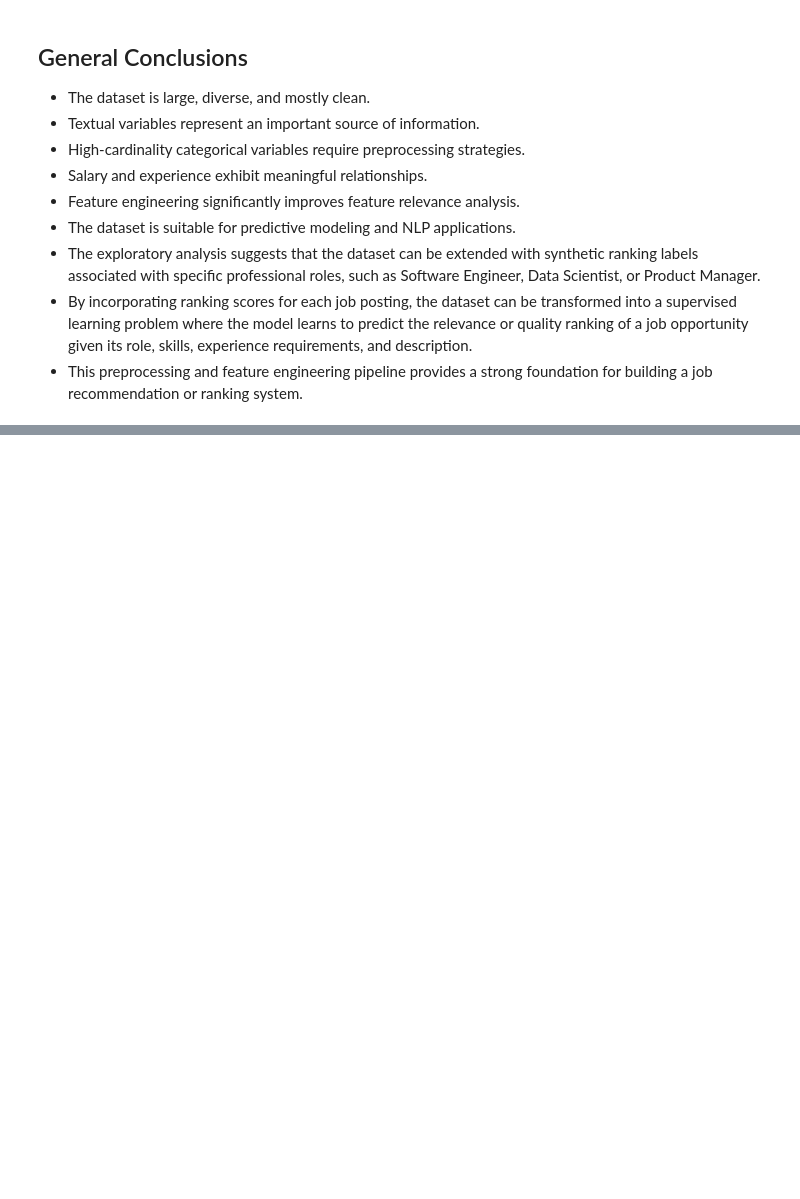
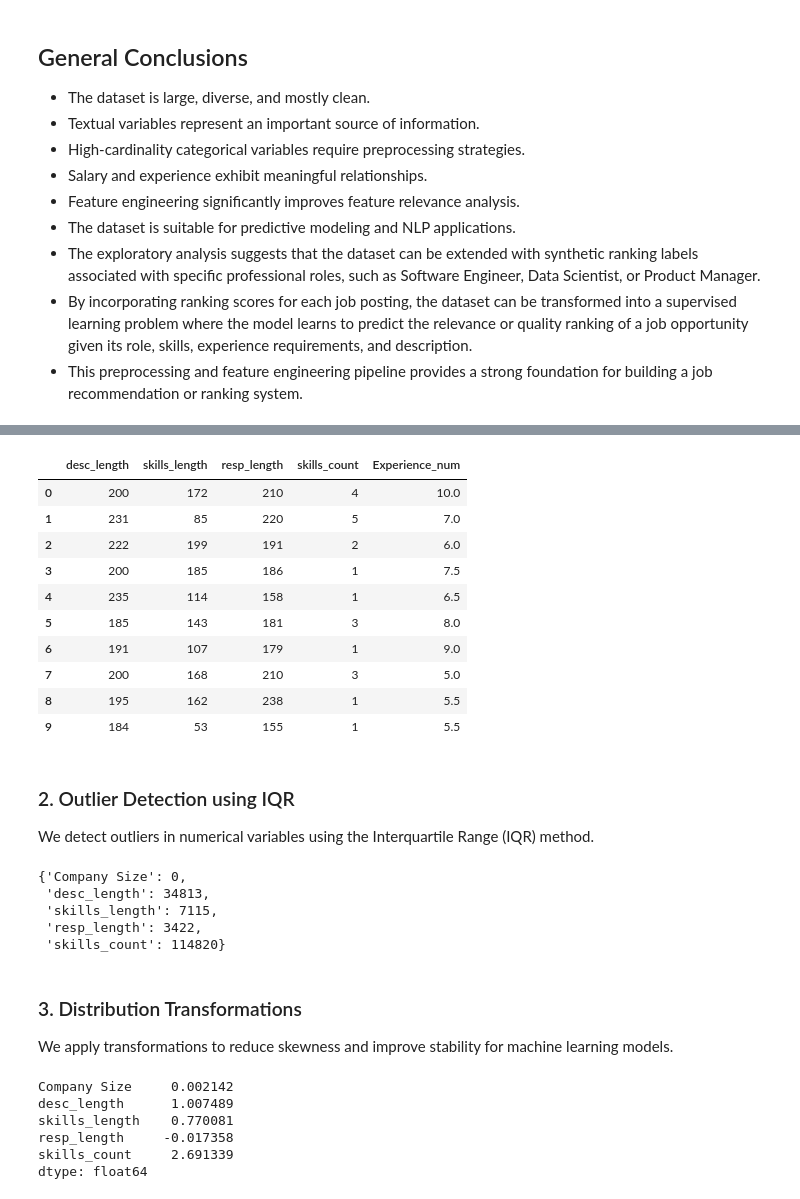
Before and after one commit to PosgradoMNA/TC5035.10-Equipo-60-EDA, a Jupyter notebook: src/main.ipynb, the cells around one changed output, grey strips where cells are left out. Cells and saved outputs as stored; diff of their text form; code cells hidden in the pictures; blank space fills up the shorter version.

```diff
--- a/src/main.ipynb
+++ b/src/main.ipynb
@@ -718,0 +748,57 @@ Some categories, such as `Part-Time`, appear significantly more frequently than
+# %%
+df[["desc_length", "skills_length", "resp_length", "skills_count", "Experience_num"]].head(10)
+# %% [output]
+|  | desc_length | skills_length | resp_length | skills_count | Experience_num |
+| 0 | 200 | 172 | 210 | 4 | 10.0 |
+| 1 | 231 | 85 | 220 | 5 | 7.0 |
+| 2 | 222 | 199 | 191 | 2 | 6.0 |
+| 3 | 200 | 185 | 186 | 1 | 7.5 |
+| 4 | 235 | 114 | 158 | 1 | 6.5 |
+| 5 | 185 | 143 | 181 | 3 | 8.0 |
+| 6 | 191 | 107 | 179 | 1 | 9.0 |
+| 7 | 200 | 168 | 210 | 3 | 5.0 |
+| 8 | 195 | 162 | 238 | 1 | 5.5 |
+| 9 | 184 | 53 | 155 | 1 | 5.5 |
+# %% [markdown]
+### 2. Outlier Detection using IQR
+
+We detect outliers in numerical variables using the Interquartile Range (IQR) method.
+# %%
+numeric_cols = ["Company Size", "desc_length", "skills_length", "resp_length", "skills_count"]
+
+outlier_summary = {}
+
+for col in numeric_cols:
+    Q1 = df[col].quantile(0.25)
+    Q3 = df[col].quantile(0.75)
+    IQR = Q3 - Q1
+
+    lower = Q1 - 1.5 * IQR
+    upper = Q3 + 1.5 * IQR
+
+    outliers = df[(df[col] < lower) | (df[col] > upper)]
+    outlier_summary[col] = len(outliers)
+
+outlier_summary
+# %% [output]
+{'Company Size': 0,
+ 'desc_length': 34813,
+ 'skills_length': 7115,
+ 'resp_length': 3422,
+ 'skills_count': 114820}
+# %% [markdown]
+### 3. Distribution Transformations
+
+We apply transformations to reduce skewness and improve stability for machine learning models.
+# %%
+df["Salary"] = df["Salary Range"].apply(clean_salary)
+df["Salary_log"] = np.log1p(df["Salary"])
+
+df[numeric_cols].skew()
+# %% [output]
+Company Size     0.002142
+desc_length      1.007489
+skills_length    0.770081
+resp_length     -0.017358
+skills_count     2.691339
+dtype: float64
```
Also changed, not shown: parts of 34 cells of this notebook.
